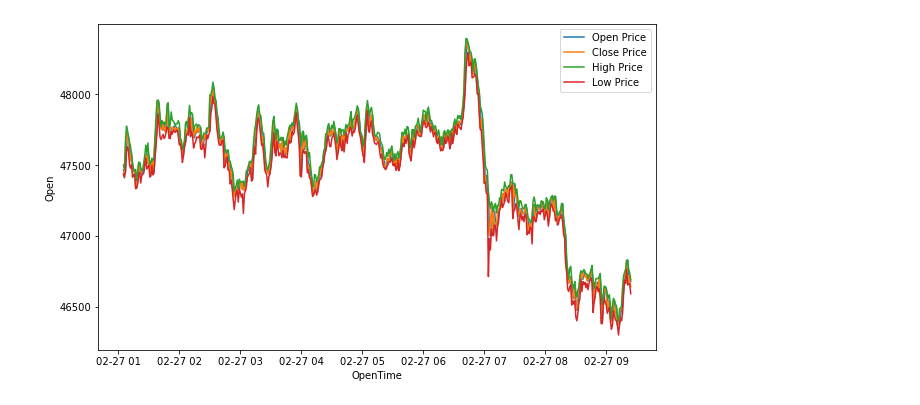
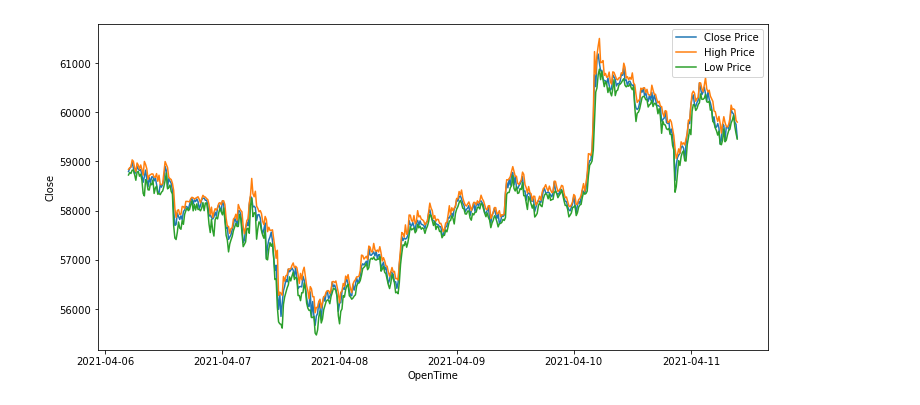
Before and after one commit to binxuankong/crypto-trading-bot, a Jupyter notebook: BTC Prediction.ipynb, the cells around one changed output. Saved outputs shown, nothing was run; the diff lists cells and outputs as text; code cells hidden in the pictures.

```diff
--- a/BTC Prediction.ipynb
+++ b/BTC Prediction.ipynb
@@ -14,7 +14,7 @@ COINS = ['BTC', 'ETH', 'LTC', 'XRP', 'BNB', 'ADA', 'BAT', 'FTM']
 client = Client(BINANCE_API_KEY, BINANCE_SECRET_KEY)
 # %%
 symbol = 'BTC' + BRIDGE
-btc_kline = client.get_klines(symbol=symbol, interval=Client.KLINE_INTERVAL_1MINUTE)
+btc_kline = client.get_klines(symbol=symbol, interval=Client.KLINE_INTERVAL_15MINUTE)
 # %%
 cols = ['OpenTime', 'Open', 'High', 'Low', 'Close', 'Volume', 'CloseTime', 'QuoteVolume', 'NumberTrades',
         'TakerBuyBaseVolume', 'TakerBuyQuoteVolume', 'Ignore']
@@ -35,8 +35,8 @@ df.head()
 # %%
-plt.figure(figsize=(10,6))
-ax = sns.lineplot(data=df, x='OpenTime', y='Open', label='Open Price')
+plt.figure(figsize=(12,6))
+# ax = sns.lineplot(data=df, x='OpenTime', y='Open', label='Open Price')
 ax = sns.lineplot(data=df, x='OpenTime', y='Close', label='Close Price')
 ax = sns.lineplot(data=df, x='OpenTime', y='High', label='High Price')
 ax = sns.lineplot(data=df, x='OpenTime', y='Low', label='Low Price');
 # %% [output]
-[figure, old version]
+[figure, new version]
```
Also changed, not shown: parts of 25 cells of this notebook.
